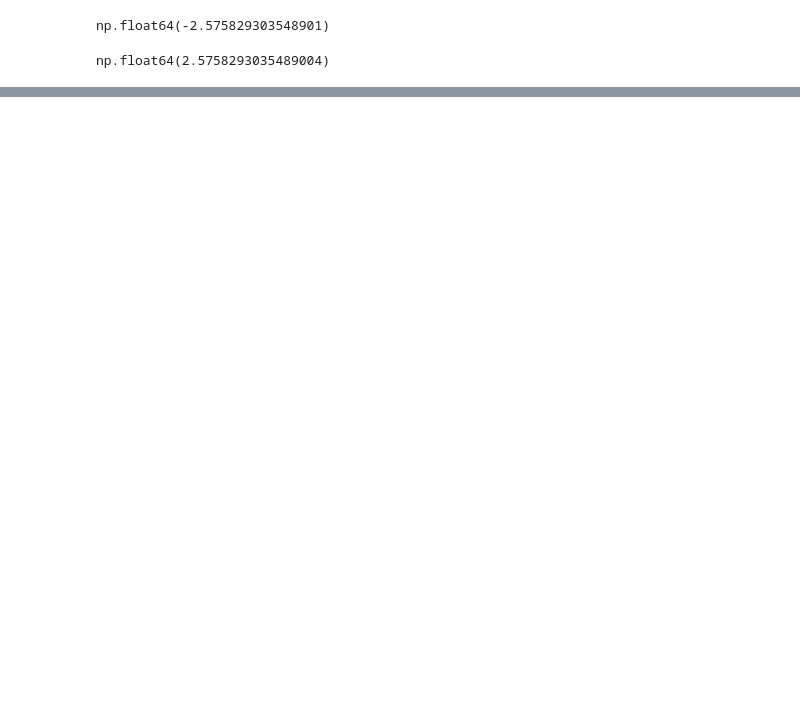
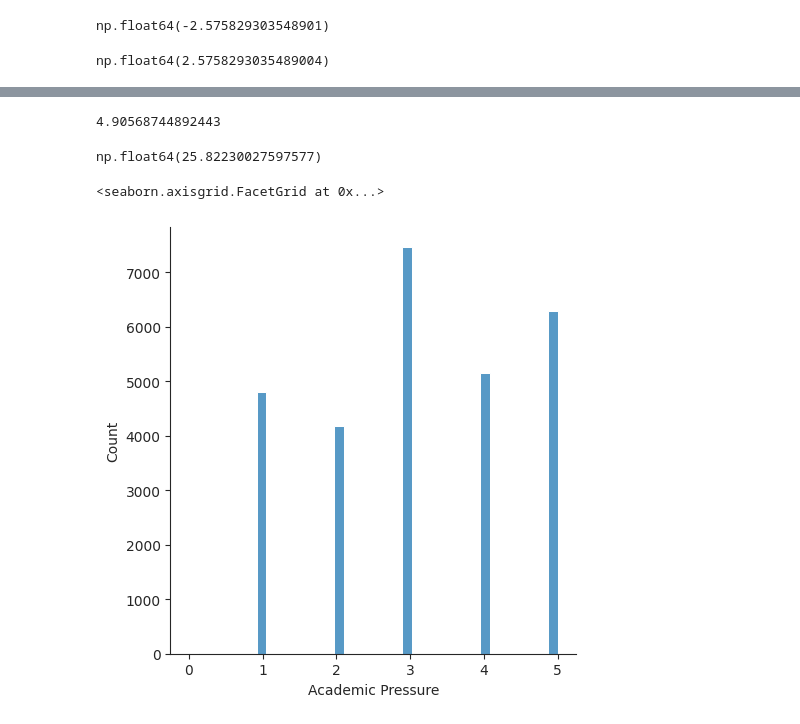
Before and after one commit to depression10/main, a Jupyter notebook: depression.ipynb, the cells around one changed output, grey strips where cells are left out. Saved outputs shown, nothing was run; the diff lists cells and outputs as text; code cells hidden in the pictures; blank space fills up the shorter version.

```diff
--- a/depression.ipynb
+++ b/depression.ipynb
@@ -605,0 +713,13 @@ _ = plt.axvline(mu-2.56*sigma, color='black')
+# %%
+mydata['Age'].std()
+# %% [output]
+4.90568744892443
+# %%
+mydata['Age'].mean()
+# %% [output]
+np.float64(25.82230027597577)
+# %%
+sns.displot(mydata['Academic Pressure'])
+# %% [output]
+<seaborn.axisgrid.FacetGrid at 0x...>
+[figure, added]
```
Also changed, not shown: parts of 40 cells of this notebook.
